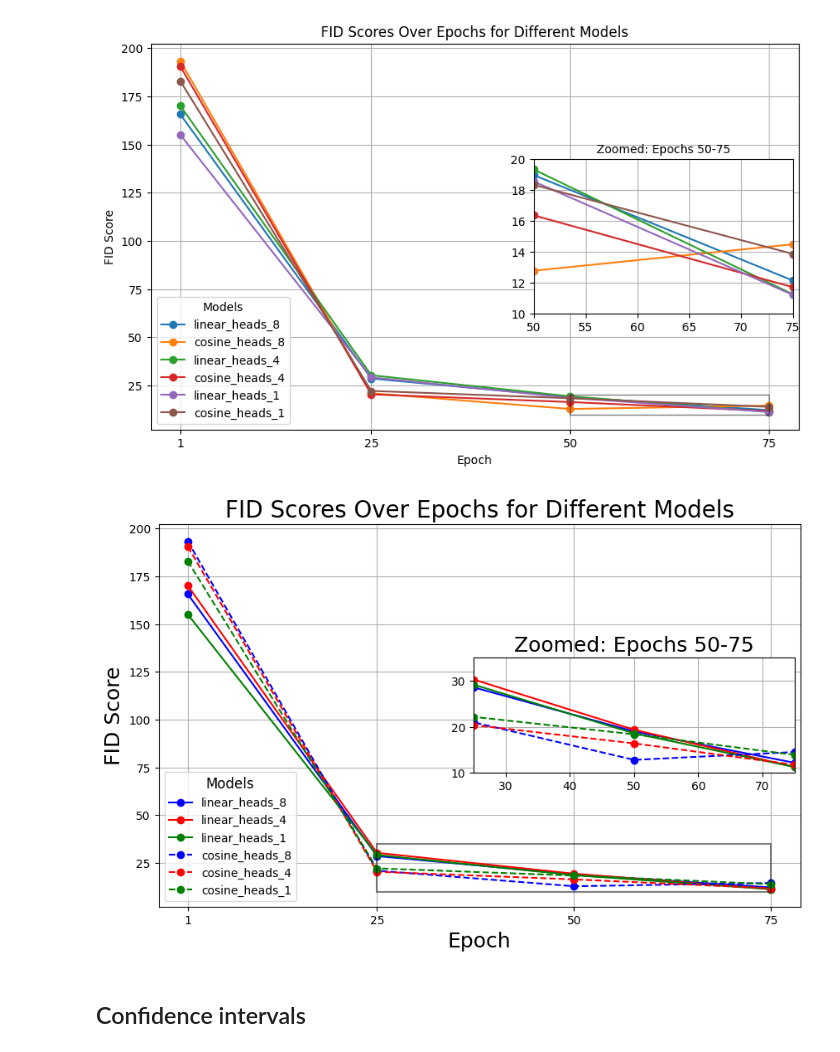
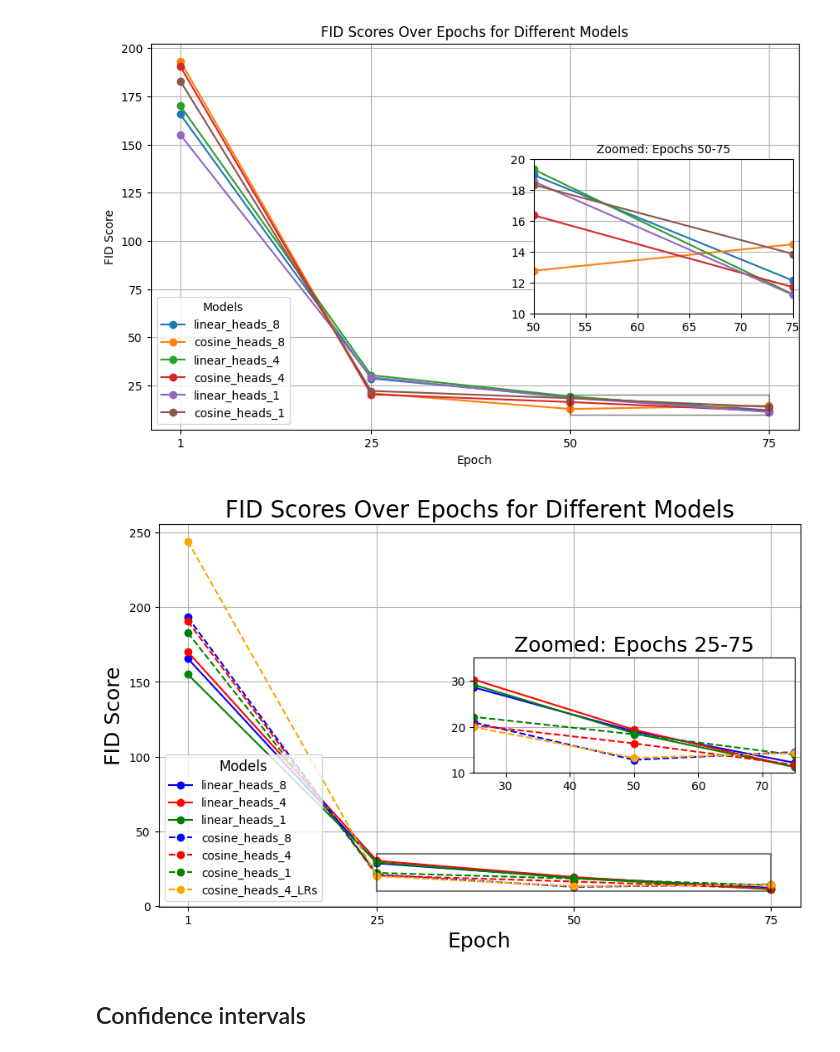
Before and after one commit to jonathansim/reproducing_DDPM, a Jupyter notebook: plots_for_report.ipynb, the cells around one changed output. Cells and saved outputs as stored; diff of their text form; code cells hidden in the pictures.

Commit message:
old updates of plots

```diff
--- a/plots_for_report.ipynb
+++ b/plots_for_report.ipynb
@@ -124,14 +124,16 @@ fid_scores = {
     "cosine_heads_8": [193.2679935346893, 20.9626612834261, 12.784471419321257, 14.496150726788745],
     "cosine_heads_4": [190.52100654833438, 20.365324135599053, 16.374350071521288, 11.72226122140874],
     "cosine_heads_1": [182.90545942044724, 22.151145376909163, 18.349605153603676, 13.875475483862495],
+    "cosine_heads_4_LRs": [244.09116850928814, 19.93512471951236, 13.208165429178646, 14.2729933447422]
 }
+
 
 # Define a color palette for each group
 #linear_colors = ["deepskyblue", "blue", "darkturquoise"]  # Distinct colors for linear
 # cosine_colors = ["red", "darkred", "crimson"]  # Distinct colors for cosine
 
 linear_colors = ["blue", "red", "green"]  # Distinct colors for linear
-cosine_colors = ["blue", "red", "green"]  # Distinct colors for cosine
+cosine_colors = ["blue", "red", "green", "orange"]  # Distinct colors for cosine
 
 
 # Define line styles for distinction
@@ -147,7 +149,7 @@ for i, (model, scores) in enumerate(fid_scores.items()):
         color = linear_colors[i % len(linear_colors)]
         linestyle = line_styles["linear"]
     elif "cosine" in model:
-        color = cosine_colors[i % len(cosine_colors)]
+        color = cosine_colors[(i+1) % len(cosine_colors)]
         linestyle = line_styles["cosine"]
     else:
         color = "gray"
@@ -155,37 +157,37 @@ for i, (model, scores) in enumerate(fid_scores.items()):
     ax.plot(epochs, scores, marker="o", label=model, color=color, linestyle=linestyle)
 
 ax.set_title("FID Scores Over Epochs for Different Models", fontsize=20)
 ax.set_xlabel("Epoch", fontsize=18)
 ax.set_ylabel("FID Score", fontsize=18)
 ax.set_xticks(epochs)
-ax.legend(title="Models", title_fontsize=12, fontsize=10)
+ax.legend(title="Models", title_fontsize=12, fontsize=10, loc ="lower left")
 ax.grid()
 
 # Create inset zoomed plot
 inset_ax = inset_axes(ax, width="50%", height="30%", loc="center right")  # Inset size and position
 for i, (model, scores) in enumerate(fid_scores.items()):
     if "linear" in model:
         color = linear_colors[i % len(linear_colors)]
         linestyle = line_styles["linear"]
     elif "cosine" in model:
-        color = cosine_colors[i % len(cosine_colors)]
+        color = cosine_colors[(i+1) % len(cosine_colors)]
         linestyle = line_styles["cosine"]
     else:
         color = "gray"
         linestyle = "-"
     inset_ax.plot(epochs, scores, marker="o", label=model, color=color, linestyle=linestyle)
 
 inset_ax.set_xlim(25, 75)  # Zoom in on epochs 50 to 75
 inset_ax.set_ylim(10, 35)  # Adjust Y-axis to focus on the zoomed data range
-inset_ax.set_title("Zoomed: Epochs 50-75", fontsize=18)
+inset_ax.set_title("Zoomed: Epochs 25-75", fontsize=18)
 inset_ax.grid()
 
 # Highlight inset region
 ax.indicate_inset_zoom(inset_ax, edgecolor="black", linewidth=1.5)
 
 plt.show()
 # %% [output]
-[figure, old version]
+[figure, new version]
 # %% [markdown]
 ## Confidence intervals
 # %%
```
Also changed, not shown: parts of 2 cells of this notebook, 1 other file.
